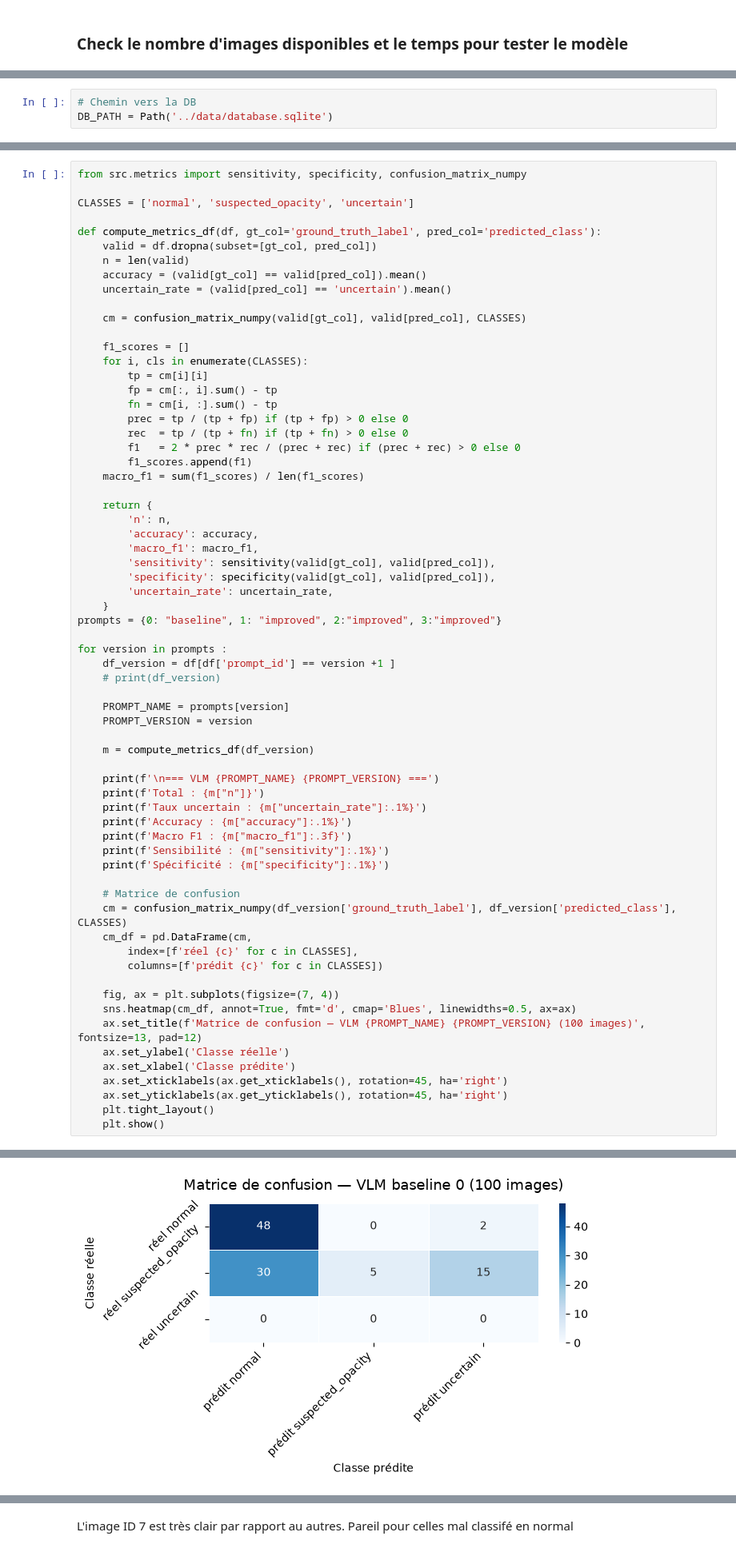
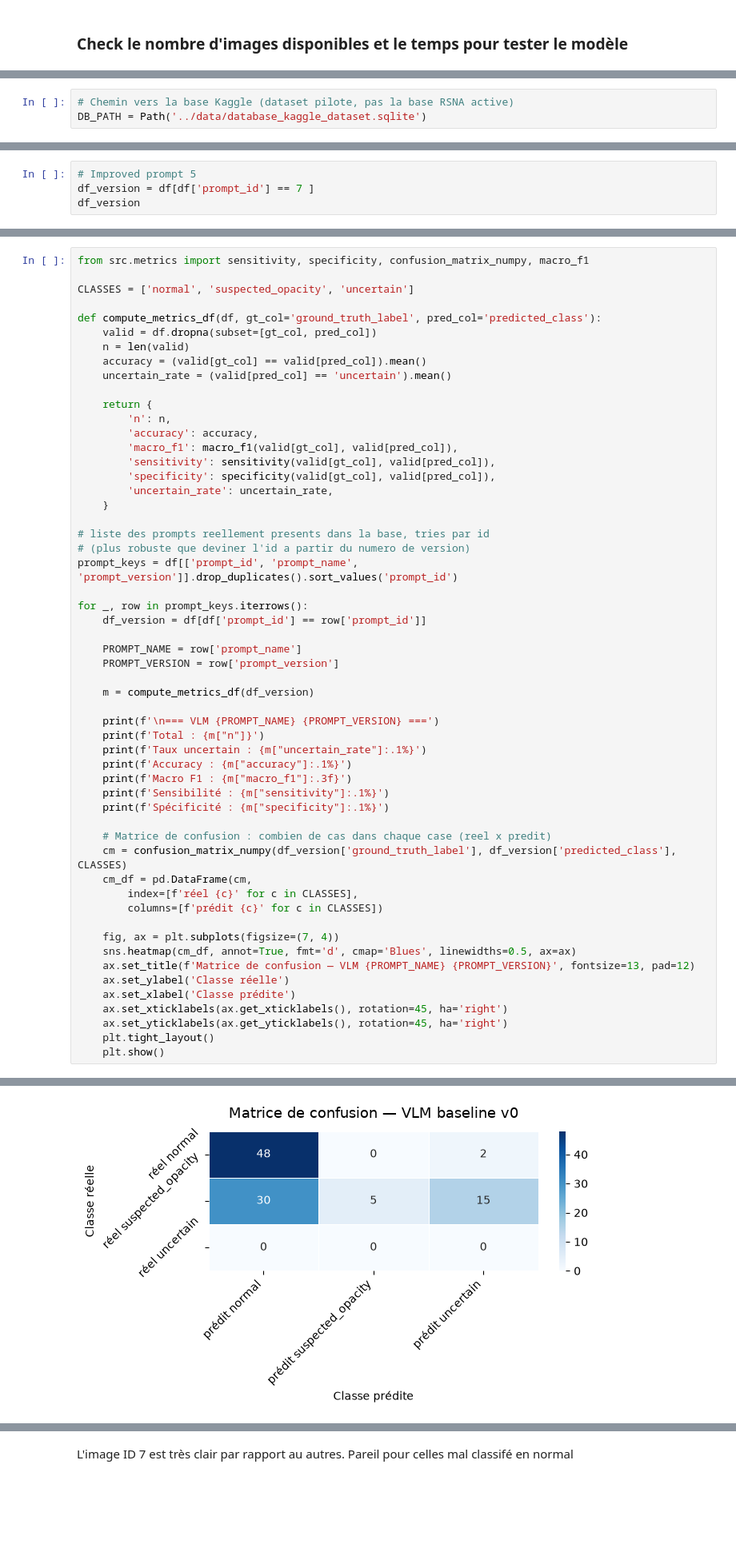
Before and after one commit to imtoatb/Assistant-Radiologique-Virtuel-Intelligent-pour-Radiographies-X, a Jupyter notebook: notebooks/02_prompt_comparison.ipynb, the cells around one changed output, grey strips where cells are left out. Shown at 80% size. Saved outputs shown, nothing was run; the diff lists cells and outputs as text; blank space fills up the shorter version.

```diff
--- a/notebooks/02_prompt_comparison.ipynb
+++ b/notebooks/02_prompt_comparison.ipynb
@@ -119,6 +140,6 @@ Spécificité : 53.3%
 # %%
-# Chemin vers la DB
-DB_PATH = Path('../data/database.sqlite')
+# Chemin vers la base Kaggle (dataset pilote, pas la base RSNA active)
+DB_PATH = Path('../data/database_kaggle_dataset.sqlite')
 # %%
 from src.database import get_evaluations
 
@@ -173,0 +260,4 @@ df_version
+# %%
+# Improved prompt 5
+df_version = df[df['prompt_id'] == 7 ]
+df_version
@@ -174,5 +284,5 @@ df_version
 # %%
-from src.metrics import sensitivity, specificity, confusion_matrix_numpy
+from src.metrics import sensitivity, specificity, confusion_matrix_numpy, macro_f1
 
 CLASSES = ['normal', 'suspected_opacity', 'uncertain']
 
@@ -182,35 +292,24 @@ def compute_metrics_df(df, gt_col='ground_truth_label', pred_col='predicted_clas
     accuracy = (valid[gt_col] == valid[pred_col]).mean()
     uncertain_rate = (valid[pred_col] == 'uncertain').mean()
 
-    cm = confusion_matrix_numpy(valid[gt_col], valid[pred_col], CLASSES)
-
-    f1_scores = []
-    for i, cls in enumerate(CLASSES):
-        tp = cm[i][i]
-        fp = cm[:, i].sum() - tp
-        fn = cm[i, :].sum() - tp
-        prec = tp / (tp + fp) if (tp + fp) > 0 else 0
-        rec  = tp / (tp + fn) if (tp + fn) > 0 else 0
-        f1   = 2 * prec * rec / (prec + rec) if (prec + rec) > 0 else 0
-        f1_scores.append(f1)
-    macro_f1 = sum(f1_scores) / len(f1_scores)
-
     return {
         'n': n,
         'accuracy': accuracy,
-        'macro_f1': macro_f1,
+        'macro_f1': macro_f1(valid[gt_col], valid[pred_col]),
         'sensitivity': sensitivity(valid[gt_col], valid[pred_col]),
         'specificity': specificity(valid[gt_col], valid[pred_col]),
         'uncertain_rate': uncertain_rate,
     }
-prompts = {0: "baseline", 1: "improved", 2:"improved", 3:"improved"}
 
-for version in prompts :
-    df_version = df[df['prompt_id'] == version +1 ]
-    # print(df_version)
+# liste des prompts reellement presents dans la base, tries par id
+# (plus robuste que deviner l'id a partir du numero de version)
+prompt_keys = df[['prompt_id', 'prompt_name', 'prompt_version']].drop_duplicates().sort_values('prompt_id')
 
-    PROMPT_NAME = prompts[version]
-    PROMPT_VERSION = version
+for _, row in prompt_keys.iterrows():
+    df_version = df[df['prompt_id'] == row['prompt_id']]
+
+    PROMPT_NAME = row['prompt_name']
+    PROMPT_VERSION = row['prompt_version']
 
     m = compute_metrics_df(df_version)
 
@@ -222,7 +321,7 @@ for version in prompts :
     print(f'Sensibilité : {m["sensitivity"]:.1%}')
     print(f'Spécificité : {m["specificity"]:.1%}')
 
-    # Matrice de confusion
+    # Matrice de confusion : combien de cas dans chaque case (reel x predit)
     cm = confusion_matrix_numpy(df_version['ground_truth_label'], df_version['predicted_class'], CLASSES)
     cm_df = pd.DataFrame(cm,
         index=[f'réel {c}' for c in CLASSES],
@@ -230,7 +329,7 @@ for version in prompts :
 
     fig, ax = plt.subplots(figsize=(7, 4))
     sns.heatmap(cm_df, annot=True, fmt='d', cmap='Blues', linewidths=0.5, ax=ax)
-    ax.set_title(f'Matrice de confusion — VLM {PROMPT_NAME} {PROMPT_VERSION} (100 images)', fontsize=13, pad=12)
+    ax.set_title(f'Matrice de confusion — VLM {PROMPT_NAME} {PROMPT_VERSION}', fontsize=13, pad=12)
     ax.set_ylabel('Classe réelle')
     ax.set_xlabel('Classe prédite')
     ax.set_xticklabels(ax.get_xticklabels(), rotation=45, ha='right')
@@ -246,3 +345,3 @@ Macro F1 : 0.311
 Sensibilité : 10.0%
 Spécificité : 61.5%
-[figure, old version]
+[figure, new version]
```
Also changed, not shown: parts of 41 cells of this notebook, 2 other files.
